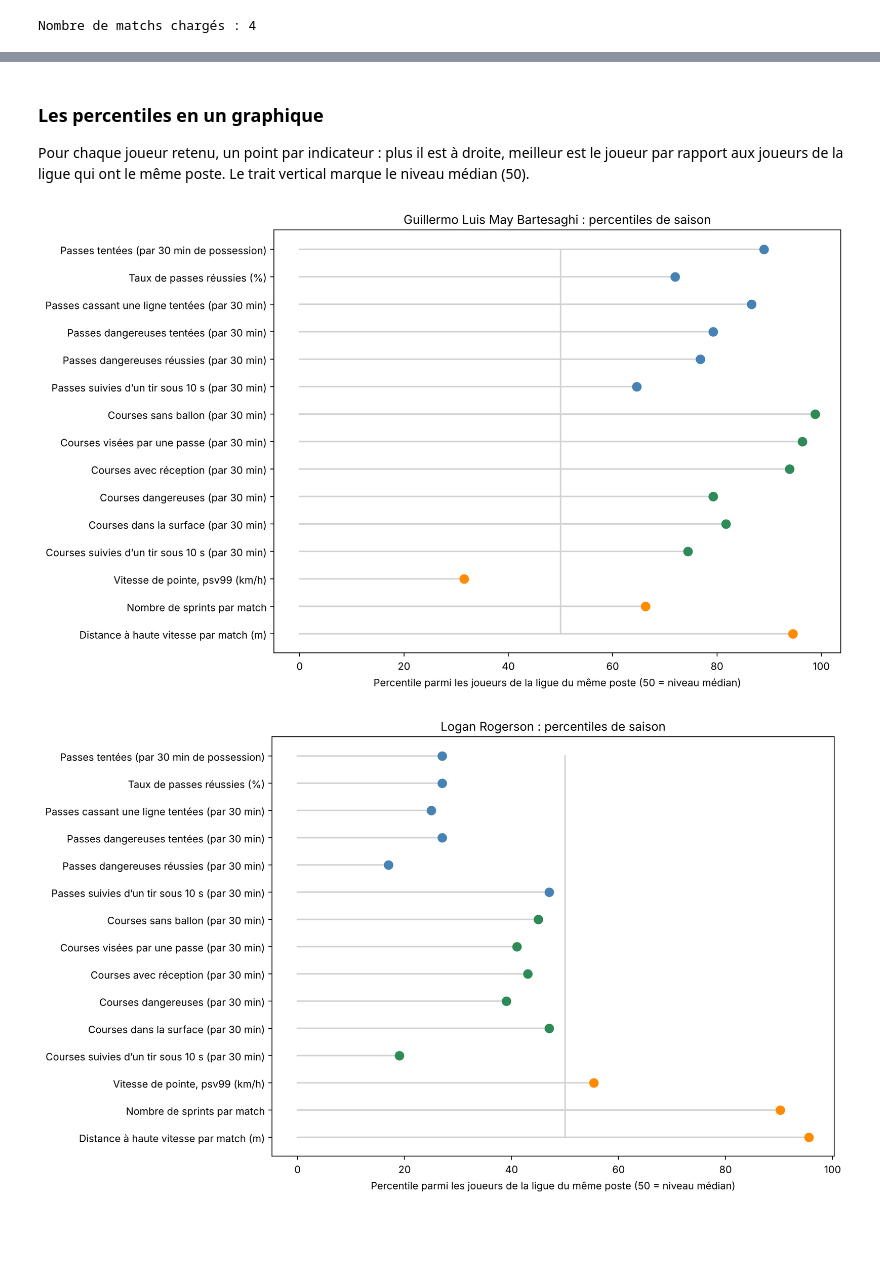
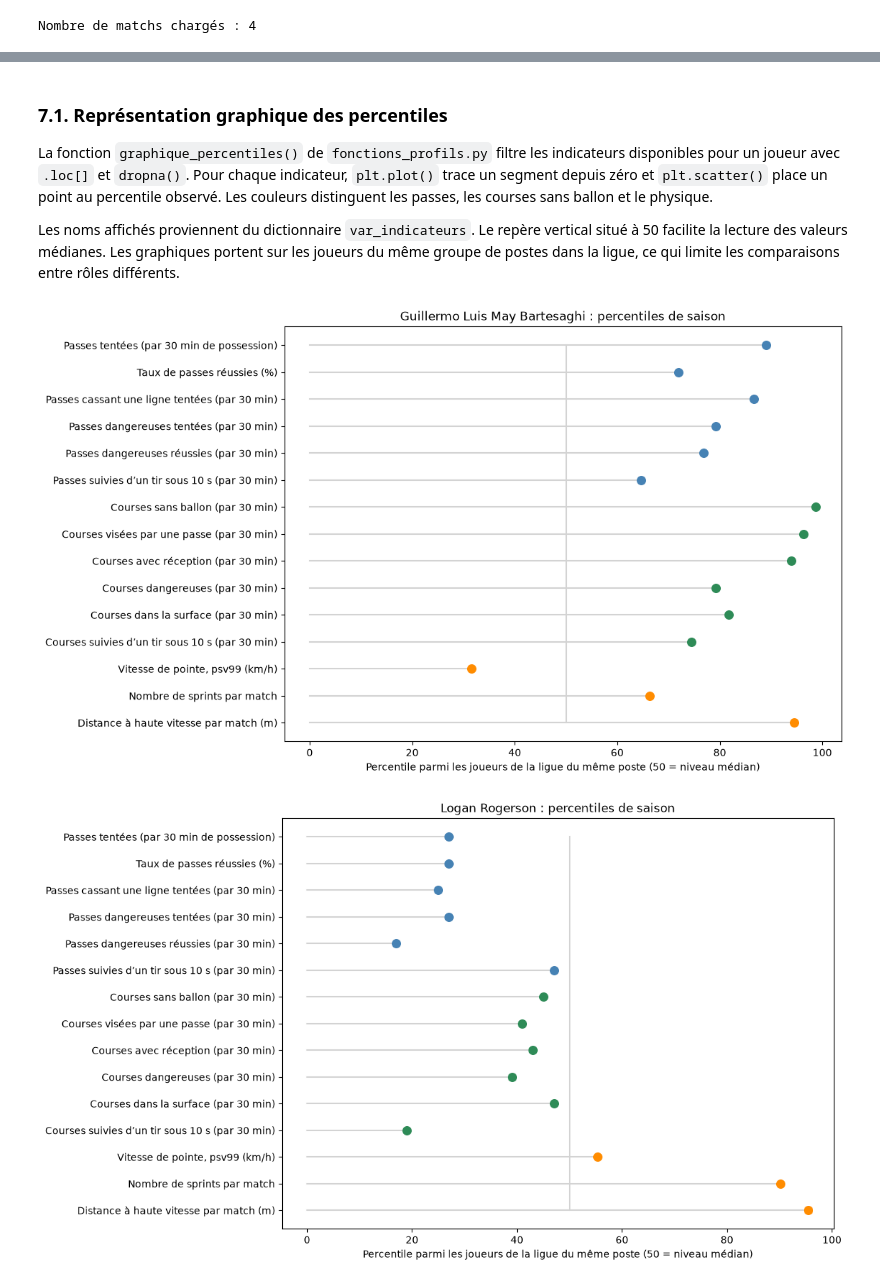
Before and after one commit to lfaivre1/PythonDS_foot, a Jupyter notebook: Notebooks/03_profils_joueurs.ipynb, the cells around one changed output, grey strips where cells are left out. Cells and saved outputs as stored; diff of their text form; code cells hidden in the pictures; blank space fills up the shorter version.

Commit message:
Partie profils joueurs

```diff
--- a/Notebooks/03_profils_joueurs.ipynb
+++ b/Notebooks/03_profils_joueurs.ipynb
@@ -171,9 +186,8 @@ Les dix joueurs les plus impliqués
 # %%
-# %%
-#on conserve les 5 premiers joueurs
+#on conserve les 3 premiers joueurs
 #leurs statistiques saisonnières seront analysées ci-dessous
-top_joueurs = usage_joueurs.head(5).copy()
+top_joueurs = usage_joueurs.head(3).copy()
 
-print('Les 5 joueurs retenus :')
+print('Les 3 joueurs retenus :')
 top_joueurs[['nom_joueur', 'player_id', 'total']].round(0)
 # %% [output]
@@ -195,4 +207,3 @@ Les valeurs « par 30 minutes de possession » comptent les actions rapportées
-# %%
 # %%
 #chaque famille d'indicateurs vient d'une base de saison : on indique la base et la colonne du nombre de matchs
 bases_saison = {
@@ -201,22 +212,18 @@ bases_saison = {
     'Physique': (phys, 'count_match')
 }
 
-#chaque indicateur est un tuple : (famille, variable SkillCorner, libellé affiché)
+#chaque indicateur est un tuple : (famille, variable SkillCorner, nom affiché)
 indicateurs_passes = [
     ('Passes', 'pass_count_attempted_p30tip', 'Passes tentées (par 30 min de possession)'),
     ('Passes', 'pass_count_completed_p30tip', 'Passes réussies (par 30 min de possession)'),
     ('Passes', 'pass_pct_completed', 'Taux de passes réussies (%)'),
-    ('Passes', 'pass_avgdistance', 'Distance moyenne des passes (m)'),
-    ('Passes', 'pass_avgxpass_attempted', 'Réussite attendue moyenne des passes tentées (%)'),
     ('Passes', 'pass_count_difficultpass_attempted_p30tip', 'Passes difficiles tentées (par 30 min)'),
     ('Passes', 'pass_count_longrange_attempted_p30tip', 'Passes longues tentées (par 30 min)'),
-    ('Passes', 'pass_count_onetouch_attempted_p30tip', 'Passes en une touche tentées (par 30 min)'),
     ('Passes', 'pass_count_linebreak_attempted_p30tip', 'Passes cassant une ligne tentées (par 30 min)'),
     ('Passes', 'pass_count_linebreak_completed_p30tip', 'Passes cassant une ligne réussies (par 30 min)'),
     ('Passes', 'pass_count_dangerous_attempted_p30tip', 'Passes dangereuses tentées (par 30 min)'),
     ('Passes', 'pass_count_dangerous_completed_p30tip', 'Passes dangereuses réussies (par 30 min)'),
     ('Passes', 'pass_count_shotwithin10s_p30tip', 'Passes suivies d’un tir sous 10 s (par 30 min)'),
-    ('Passes', 'pass_count_torun_attempted_p30tip', 'Passes vers un partenaire en course (par 30 min)')
 ]
 
 indicateurs_courses = [
@@ -230,34 +237,19 @@ indicateurs_courses = [
     ('Courses sans ballon', 'offballrun_avgdistance', 'Distance moyenne des courses (m)')
 ]
 
-indicateurs_types = [
-    ('Courses sans ballon', 'behindrun_count_p30tip', 'Dans le dos de la défense (par 30 min)'),
-    ('Courses sans ballon', 'comingshortrun_count_p30tip', 'En venant court (par 30 min)'),
-    ('Courses sans ballon', 'droppingoffrun_count_p30tip', 'Décrochage (par 30 min)'),
-    ('Courses sans ballon', 'supportrun_count_p30tip', 'Soutien (par 30 min)'),
-    ('Courses sans ballon', 'pullinghalfspacerun_count_p30tip', 'Appel dans le demi-espace (par 30 min)'),
-    ('Courses sans ballon', 'pullingwiderun_count_p30tip', 'Appel excentré (par 30 min)'),
-    ('Courses sans ballon', 'aheadoftheballrun_count_p30tip', 'Devant le ballon (par 30 min)'),
-    ('Courses sans ballon', 'overlaprun_count_p30tip', 'Débordement, overlap (par 30 min)'),
-    ('Courses sans ballon', 'underlaprun_count_p30tip', 'Surcharge intérieure, underlap (par 30 min)'),
-    ('Courses sans ballon', 'crossreceiverrun_count_p30tip', 'Réception de centre (par 30 min)')
-]
 
 indicateurs_physiques = [
     ('Physique', 'total_distance_full_all', 'Distance totale par match (m)'),
     ('Physique', 'total_metersperminute_full_all', 'Mètres par minute (temps total)'),
-    ('Physique', 'total_metersperminute_full_tip', 'Mètres par minute, équipe en possession'),
-    ('Physique', 'total_metersperminute_full_otip', 'Mètres par minute, adversaire en possession'),
     ('Physique', 'hsr_distance_full_all', 'Distance à haute vitesse par match (m)'),
     ('Physique', 'sprint_count_full_all', 'Nombre de sprints par match'),
     ('Physique', 'sprint_distance_full_all', 'Distance en sprint par match (m)'),
     ('Physique', 'highaccel_count_full_all', 'Accélérations fortes par match'),
-    ('Physique', 'highdecel_count_full_all', 'Décélérations fortes par match'),
     ('Physique', 'psv99', 'Vitesse de pointe, psv99 (km/h)')
 ]
 
-#dictionnaire variable -> libellé, utilisé plus loin pour les graphiques
-libelles_indicateurs = {}
-for famille, variable, libelle in indicateurs_passes + indicateurs_courses + indicateurs_types + indicateurs_physiques:
-    libelles_indicateurs[variable] = libelle
+#dictionnaire variable -> utilisé plus loin pour les graphiques
+var_indicateurs = {}
+for famille, variable, nvar in indicateurs_passes + indicateurs_courses + indicateurs_physiques:
+    var_indicateurs[variable] = nvar
 # %% [markdown]
@@ -558,18 +500,18 @@ PROFIL SAISONNIER : Luis Felipe Gallegos Leiva
 # %% [markdown]
-### Les percentiles en un graphique
+### 7.1. Représentation graphique des percentiles
 
-Pour chaque joueur retenu, un point par indicateur : plus il est à droite, meilleur est le joueur par rapport aux joueurs de la ligue qui ont le même poste. Le trait vertical marque le niveau médian (50).
+La fonction `graphique_percentiles()` de `fonctions_profils.py` filtre les indicateurs disponibles pour un joueur avec `.loc[]` et `dropna()`. Pour chaque indicateur, `plt.plot()` trace un segment depuis zéro et `plt.scatter()` place un point au percentile observé. Les couleurs distinguent les passes, les courses sans ballon et le physique.
+
+Les noms affichés proviennent du dictionnaire `var_indicateurs`. Le repère vertical situé à 50 facilite la lecture des valeurs médianes. Les graphiques portent sur les joueurs du même groupe de postes dans la ligue, ce qui limite les comparaisons entre rôles différents.
-# %%
 # %%
 joueur = top_joueurs.iloc[0]
 graphique_percentiles(percentiles_joueurs, joueur['player_id'],
-                      joueur['nom_joueur'] + ' : percentiles de saison', libelles_indicateurs)
+                      joueur['nom_joueur'] + ' : percentiles de saison', var_indicateurs)
 # %% [output]
-[figure, old version]
+[figure, new version]
-# %%
 # %%
 joueur = top_joueurs.iloc[1]
 graphique_percentiles(percentiles_joueurs, joueur['player_id'],
-                      joueur['nom_joueur'] + ' : percentiles de saison', libelles_indicateurs)
+                      joueur['nom_joueur'] + ' : percentiles de saison', var_indicateurs)
 # %% [output]
-[figure, old version]
+[figure, new version]
```
Also changed, not shown: parts of 38 cells of this notebook, 2 other files.
